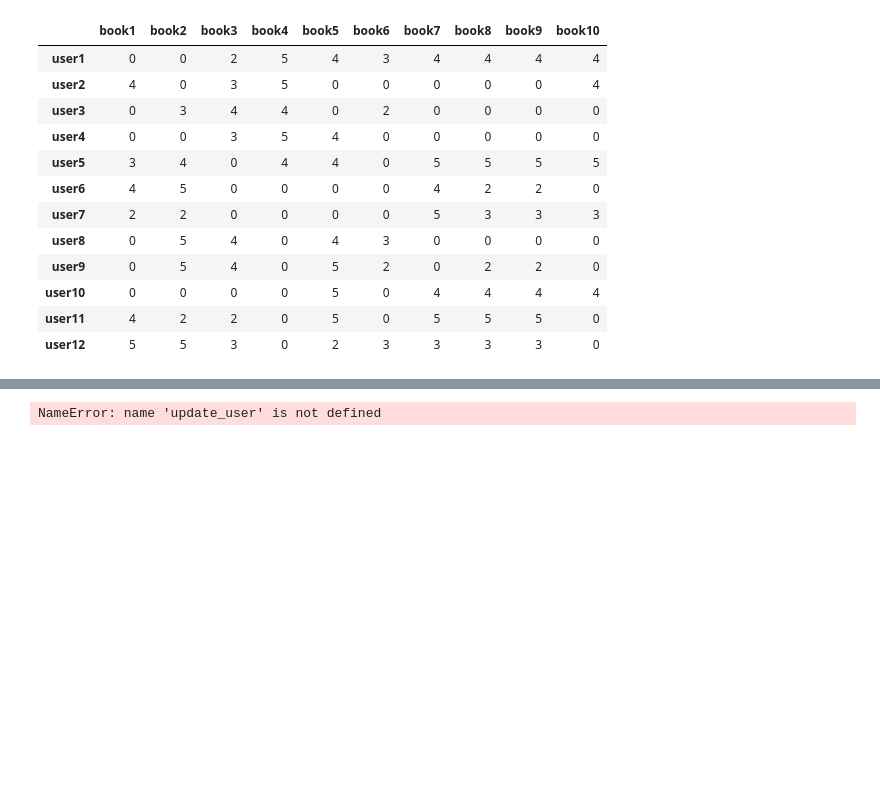
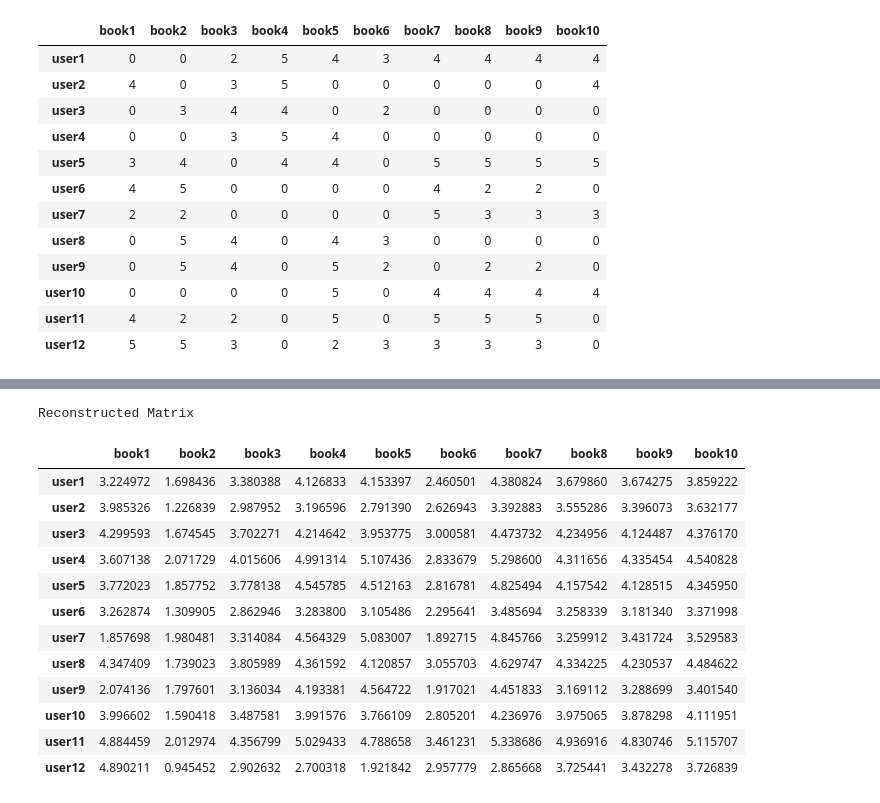
Before and after one commit to pavsingh7/Masters-Dissertation, a Jupyter notebook: Code/6 mf_collab_filtering.ipynb, the cells around one changed output, grey strips where cells are left out. Saved outputs shown, nothing was run; the diff lists cells and outputs as text; code cells hidden in the pictures; blank space fills up the shorter version.

```diff
--- a/Code/6 mf_collab_filtering.ipynb
+++ b/Code/6 mf_collab_filtering.ipynb
@@ -268,13 +160,61 @@ item_matrix = np.random.rand(rank, num_items)
-# %%
-num_iterations = 10  # Adjust as needed
-
-for iteration in range(num_iterations):
-    # Update user matrix while keeping item matrix fixed
-    for i in range(num_users):
-        user_matrix[i, :] = update_user(i, user_matrix, item_matrix, observed_ratings_matrix)
-
-    # Update item matrix while keeping user matrix fixed
-    for j in range(num_items):
-        item_matrix[:, j] = update_item(j, user_matrix, item_matrix, observed_ratings_matrix)
-# %% [output]
-NameError: name 'update_user' is not defined
+# %%
+# matrix factorization using stochastic gradient descent
+def matrix_factorization_sgd(R, K, steps=5000, alpha=0.0002, beta=0.02):
+    # R = user-item ratings matrix
+    # K = number of latent features
+    # steps = number of iterations
+    # alpha = learning rate
+    # beta = regularization parameter
+
+    # Initialize user and item latent feature matrices
+    N, M = R.shape
+    P = np.random.rand(N, K)
+    Q = np.random.rand(M, K)
+    Q = Q.T
+
+    # apply stochastic gradient descent to update P and Q
+    for step in range(steps):
+        for i in range(len(R)):
+            for j in range(len(R[i])):
+                if R[i][j] > 0:
+                    eij = R[i][j] - np.dot(P[i, :], Q[:, j])
+                    for k in range(K):
+                        P[i][k] = P[i][k] + alpha * (2 * eij * Q[k][j] - beta * P[i][k])
+                        Q[k][j] = Q[k][j] + alpha * (2 * eij * P[i][k] - beta * Q[k][j])
+        eR = np.dot(P, Q)
+        e = 0
+        # apply regularization to prevent overfitting
+        for i in range(len(R)):
+            for j in range(len(R[i])):
+                if R[i][j] > 0:
+                    e = e + pow(R[i][j] - np.dot(P[i, :], Q[:, j]), 2)
+                    for k in range(K):
+                        e = e + (beta/2) * (pow(P[i][k], 2) + pow(Q[k][j], 2))
+        # set threshold for error rate
+        if e < 0.001:
+            break
+    return P, Q.T
+
+# apply matrix factorization using stochastic gradient descent
+nP, nQ = matrix_factorization_sgd(R=x_hidden.values, K=2)
+nR = np.dot(nP, nQ.T)
+
+# view reconstructed matrix
+print("Reconstructed Matrix")
+nR = pd.DataFrame(nR, index=x_hidden.index, columns=x_hidden.columns)
+nR
+# %% [output]
+Reconstructed Matrix
+|  | book1 | book2 | book3 | book4 | book5 | book6 | book7 | book8 | book9 | book10 |
+| user1 | 3.224972 | 1.698436 | 3.380388 | 4.126833 | 4.153397 | 2.460501 | 4.380824 | 3.679860 | 3.674275 | 3.859222 |
+| user2 | 3.985326 | 1.226839 | 2.987952 | 3.196596 | 2.791390 | 2.626943 | 3.392883 | 3.555286 | 3.396073 | 3.632177 |
+| user3 | 4.299593 | 1.674545 | 3.702271 | 4.214642 | 3.953775 | 3.000581 | 4.473732 | 4.234956 | 4.124487 | 4.376170 |
+| user4 | 3.607138 | 2.071729 | 4.015606 | 4.991314 | 5.107436 | 2.833679 | 5.298600 | 4.311656 | 4.335454 | 4.540828 |
+| user5 | 3.772023 | 1.857752 | 3.778138 | 4.545785 | 4.512163 | 2.816781 | 4.825494 | 4.157542 | 4.128515 | 4.345950 |
+| user6 | 3.262874 | 1.309905 | 2.862946 | 3.283800 | 3.105486 | 2.295641 | 3.485694 | 3.258339 | 3.181340 | 3.371998 |
+| user7 | 1.857698 | 1.980481 | 3.314084 | 4.564329 | 5.083007 | 1.892715 | 4.845766 | 3.259912 | 3.431724 | 3.529583 |
+| user8 | 4.347409 | 1.739023 | 3.805989 | 4.361592 | 4.120857 | 3.055703 | 4.629747 | 4.334225 | 4.230537 | 4.484622 |
+| user9 | 2.074136 | 1.797601 | 3.136034 | 4.193381 | 4.564722 | 1.917021 | 4.451833 | 3.169112 | 3.288699 | 3.401540 |
+| user10 | 3.996602 | 1.590418 | 3.487581 | 3.991576 | 3.766109 | 2.805201 | 4.236976 | 3.975065 | 3.878298 | 4.111951 |
+| user11 | 4.884459 | 2.012974 | 4.356799 | 5.029433 | 4.788658 | 3.461231 | 5.338686 | 4.936916 | 4.830746 | 5.115707 |
+| user12 | 4.890211 | 0.945452 | 2.902632 | 2.700318 | 1.921842 | 2.957779 | 2.865668 | 3.725441 | 3.432278 | 3.726839 |
```
Also changed, not shown: parts of 23 cells of this notebook.
